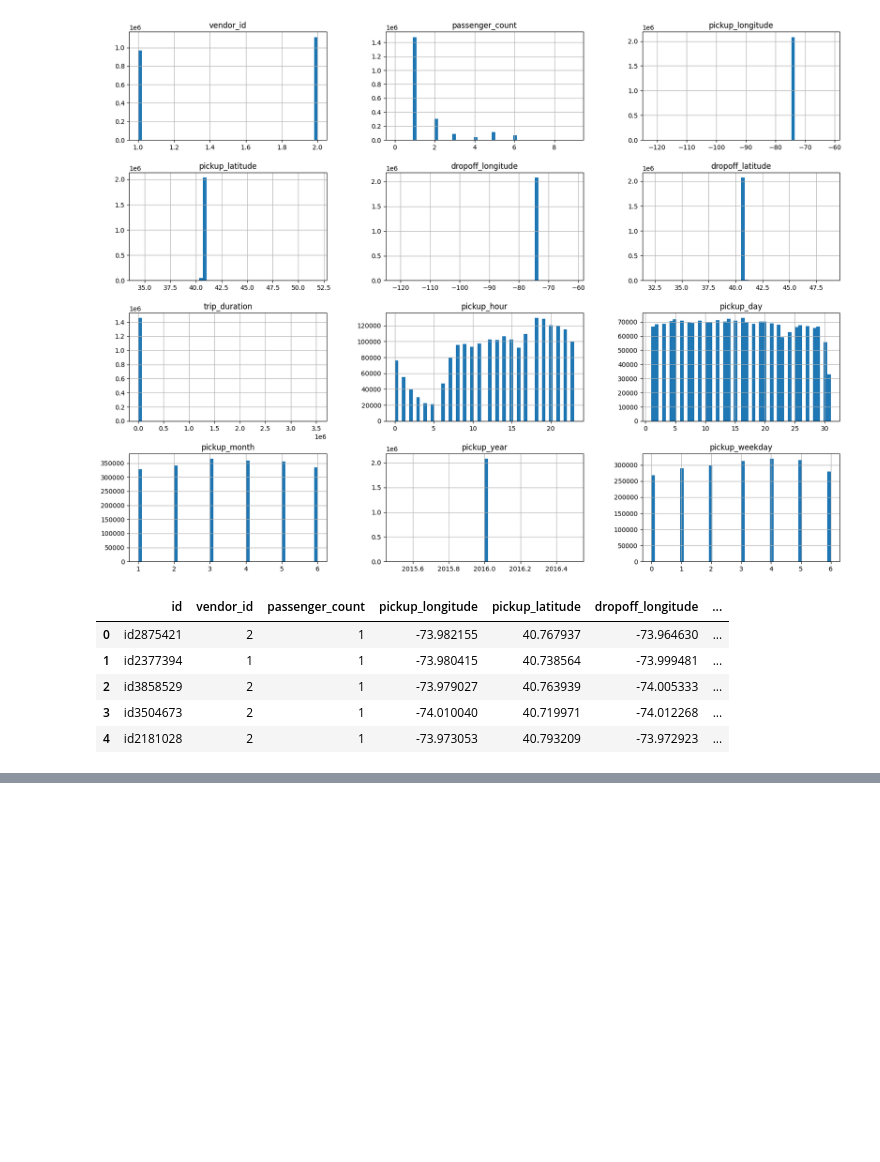
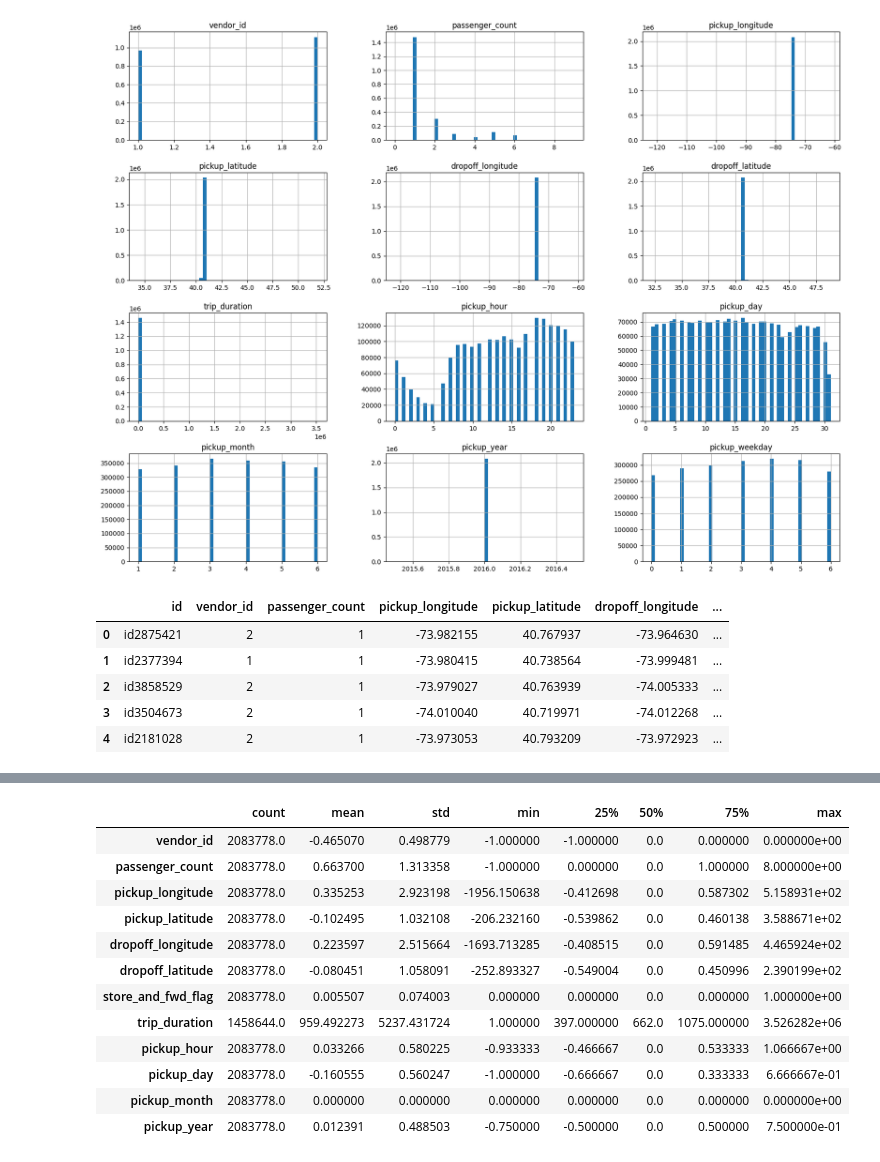
Before and after one commit to zxcvbbvvf/Kaggle-Competitions, a Jupyter notebook: New York City Taxi Trip Duration/Taxi Trip Duration Work.ipynb, the cells around one changed output, grey strips where cells are left out. Saved outputs shown, nothing was run; the diff lists cells and outputs as text; code cells hidden in the pictures; blank space fills up the shorter version.

```diff
--- a/New York City Taxi Trip Duration/Taxi Trip Duration Work.ipynb
+++ b/New York City Taxi Trip Duration/Taxi Trip Duration Work.ipynb
@@ -136 +203,17 @@ merged_df.head()
+# %%
+merged_df_scaled.describe().T
+# %% [output]
+|  | count | mean | std | min | 25% | 50% | 75% | max |
+| vendor_id | 2083778.0 | -0.465070 | 0.498779 | -1.000000 | -1.000000 | 0.0 | 0.000000 | 0.000000e+00 |
+| passenger_count | 2083778.0 | 0.663700 | 1.313358 | -1.000000 | 0.000000 | 0.0 | 1.000000 | 8.000000e+00 |
+| pickup_longitude | 2083778.0 | 0.335253 | 2.923198 | -1956.150638 | -0.412698 | 0.0 | 0.587302 | 5.158931e+02 |
+| pickup_latitude | 2083778.0 | -0.102495 | 1.032108 | -206.232160 | -0.539862 | 0.0 | 0.460138 | 3.588671e+02 |
+| dropoff_longitude | 2083778.0 | 0.223597 | 2.515664 | -1693.713285 | -0.408515 | 0.0 | 0.591485 | 4.465924e+02 |
+| dropoff_latitude | 2083778.0 | -0.080451 | 1.058091 | -252.893327 | -0.549004 | 0.0 | 0.450996 | 2.390199e+02 |
+| store_and_fwd_flag | 2083778.0 | 0.005507 | 0.074003 | 0.000000 | 0.000000 | 0.0 | 0.000000 | 1.000000e+00 |
+| trip_duration | 1458644.0 | 959.492273 | 5237.431724 | 1.000000 | 397.000000 | 662.0 | 1075.000000 | 3.526282e+06 |
+| pickup_hour | 2083778.0 | 0.033266 | 0.580225 | -0.933333 | -0.466667 | 0.0 | 0.533333 | 1.066667e+00 |
+| pickup_day | 2083778.0 | -0.160555 | 0.560247 | -1.000000 | -0.666667 | 0.0 | 0.333333 | 6.666667e-01 |
+| pickup_month | 2083778.0 | 0.000000 | 0.000000 | 0.000000 | 0.000000 | 0.0 | 0.000000 | 0.000000e+00 |
+| pickup_year | 2083778.0 | 0.012391 | 0.488503 | -0.750000 | -0.500000 | 0.0 | 0.500000 | 7.500000e-01 |
 # %%
```
Also changed, not shown: parts of 13 cells of this notebook.
